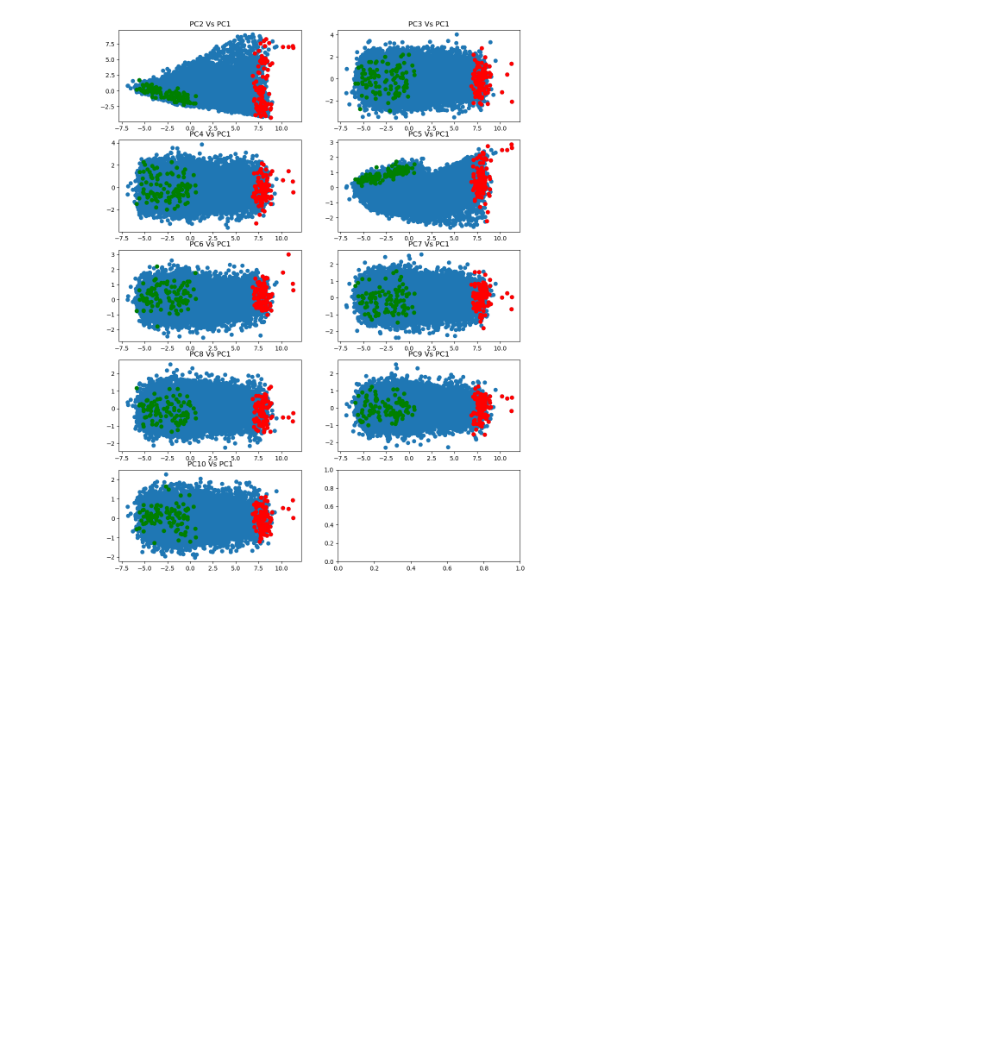
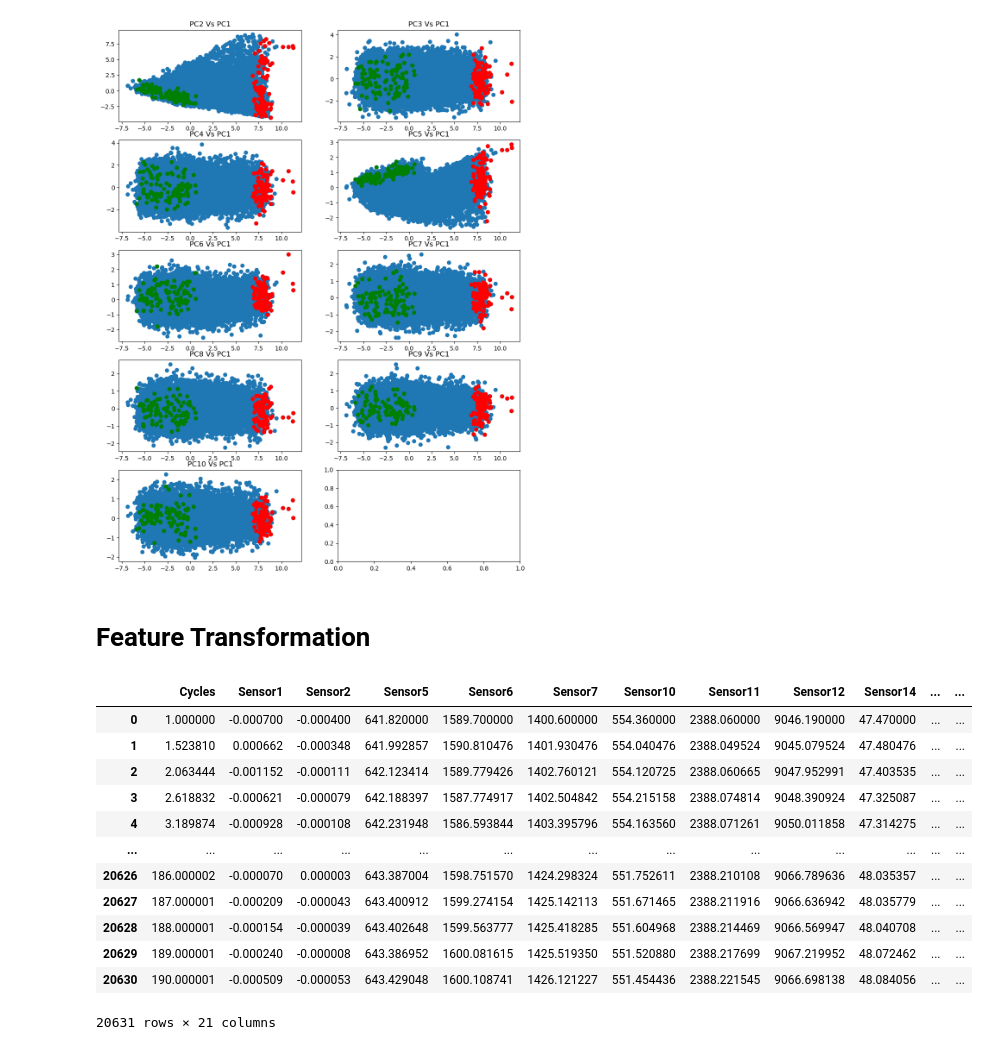
Before and after one commit to sekhrianchal6/Predictive-Maintenance, a Jupyter notebook: Code/FE/PdM_FE_Muthu.ipynb, the cells around one changed output. Cells and saved outputs as stored; diff of their text form; code cells hidden in the pictures; blank space fills up the shorter version.

```diff
--- a/Code/FE/PdM_FE_Muthu.ipynb
+++ b/Code/FE/PdM_FE_Muthu.ipynb
@@ -242,3 +242,24 @@ for i in range(9):
     ax[i//2, i%2].set_title('PC' + str(i+2) + ' Vs PC1')
 # %% [output]
 [figure]
+# %% [markdown]
+# Feature Transformation
+# %%
+exp_df = df.drop(['Remaining Cycles'], axis=1).groupby('Engine').transform(lambda x: x.ewm(10).mean())
+exp_df['Engine'] = df['Engine']
+exp_df['Remaining Cycles'] = df['Remaining Cycles']
+exp_df
+# %% [output]
+|  | Cycles | Sensor1 | Sensor2 | Sensor5 | Sensor6 | Sensor7 | Sensor10 | Sensor11 | Sensor12 | Sensor14 | ... | ... |
+| 0 | 1.000000 | -0.000700 | -0.000400 | 641.820000 | 1589.700000 | 1400.600000 | 554.360000 | 2388.060000 | 9046.190000 | 47.470000 | ... | ... |
+| 1 | 1.523810 | 0.000662 | -0.000348 | 641.992857 | 1590.810476 | 1401.930476 | 554.040476 | 2388.049524 | 9045.079524 | 47.480476 | ... | ... |
+| 2 | 2.063444 | -0.001152 | -0.000111 | 642.123414 | 1589.779426 | 1402.760121 | 554.120725 | 2388.060665 | 9047.952991 | 47.403535 | ... | ... |
+| 3 | 2.618832 | -0.000621 | -0.000079 | 642.188397 | 1587.774917 | 1402.504842 | 554.215158 | 2388.074814 | 9048.390924 | 47.325087 | ... | ... |
+| 4 | 3.189874 | -0.000928 | -0.000108 | 642.231948 | 1586.593844 | 1403.395796 | 554.163560 | 2388.071261 | 9050.011858 | 47.314275 | ... | ... |
+| ... | ... | ... | ... | ... | ... | ... | ... | ... | ... | ... | ... | ... |
+| 20626 | 186.000002 | -0.000070 | 0.000003 | 643.387004 | 1598.751570 | 1424.298324 | 551.752611 | 2388.210108 | 9066.789636 | 48.035357 | ... | ... |
+| 20627 | 187.000001 | -0.000209 | -0.000043 | 643.400912 | 1599.274154 | 1425.142113 | 551.671465 | 2388.211916 | 9066.636942 | 48.035779 | ... | ... |
+| 20628 | 188.000001 | -0.000154 | -0.000039 | 643.402648 | 1599.563777 | 1425.418285 | 551.604968 | 2388.214469 | 9066.569947 | 48.040708 | ... | ... |
+| 20629 | 189.000001 | -0.000240 | -0.000008 | 643.386952 | 1600.081615 | 1425.519350 | 551.520880 | 2388.217699 | 9067.219952 | 48.072462 | ... | ... |
+| 20630 | 190.000001 | -0.000509 | -0.000053 | 643.429048 | 1600.108741 | 1426.121227 | 551.454436 | 2388.221545 | 9066.698138 | 48.084056 | ... | ... |
+20631 rows × 21 columns
```
Also changed, not shown: parts of 8 cells of this notebook, 1 other file.
